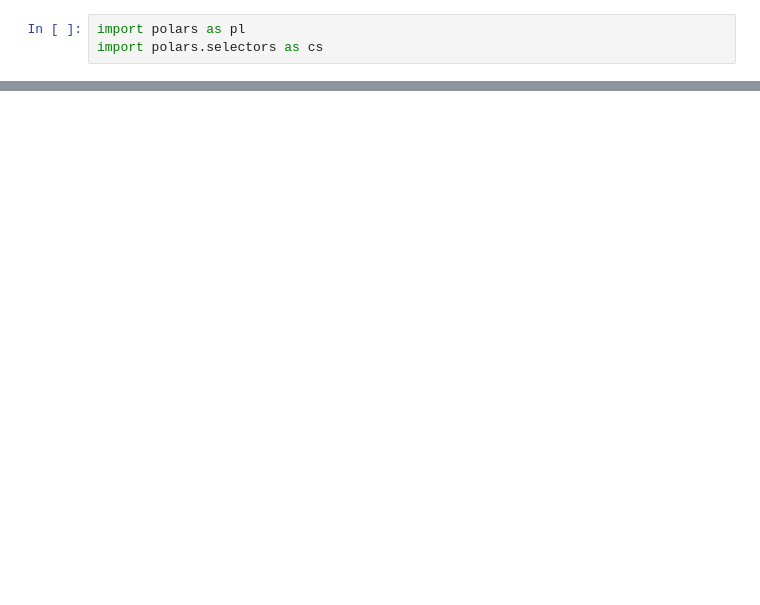
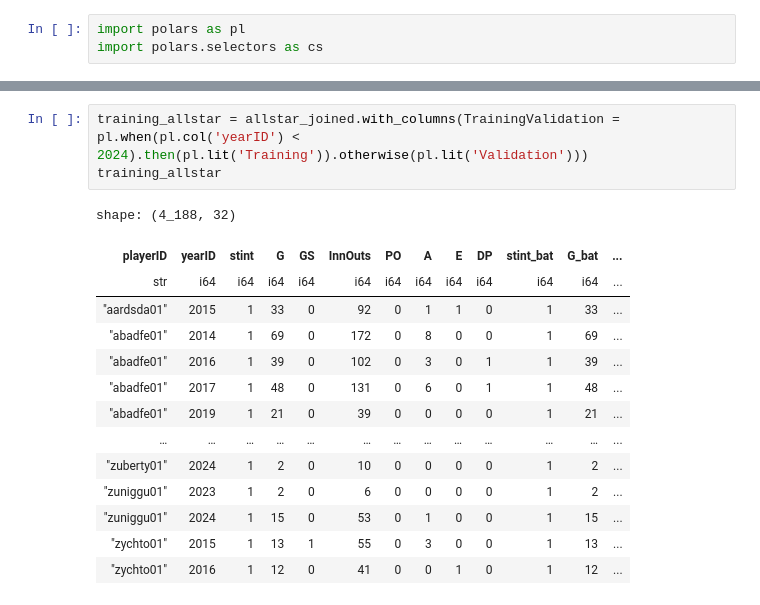
Before and after one commit to laurena1083/module-5-labs, a Jupyter notebook: lab5.1.ipynb, the cells around one changed output, grey strips where cells are left out. Cells and saved outputs as stored; diff of their text form; blank space fills up the shorter version.

```diff
--- a/lab5.1.ipynb
+++ b/lab5.1.ipynb
@@ -48,0 +107,18 @@ unique
+# %%
+training_allstar = allstar_joined.with_columns(TrainingValidation = pl.when(pl.col('yearID') < 2024).then(pl.lit('Training')).otherwise(pl.lit('Validation')))
+training_allstar
+# %% [output]
+shape: (4_188, 32)
+| playerID | yearID | stint | G | GS | InnOuts | PO | A | E | DP | stint_bat | G_bat | ... |
+| str | i64 | i64 | i64 | i64 | i64 | i64 | i64 | i64 | i64 | i64 | i64 | ... |
+| "aardsda01" | 2015 | 1 | 33 | 0 | 92 | 0 | 1 | 1 | 0 | 1 | 33 | ... |
+| "abadfe01" | 2014 | 1 | 69 | 0 | 172 | 0 | 8 | 0 | 0 | 1 | 69 | ... |
+| "abadfe01" | 2016 | 1 | 39 | 0 | 102 | 0 | 3 | 0 | 1 | 1 | 39 | ... |
+| "abadfe01" | 2017 | 1 | 48 | 0 | 131 | 0 | 6 | 0 | 1 | 1 | 48 | ... |
+| "abadfe01" | 2019 | 1 | 21 | 0 | 39 | 0 | 0 | 0 | 0 | 1 | 21 | ... |
+| … | … | … | … | … | … | … | … | … | … | … | … | ... |
+| "zuberty01" | 2024 | 1 | 2 | 0 | 10 | 0 | 0 | 0 | 0 | 1 | 2 | ... |
+| "zuniggu01" | 2023 | 1 | 2 | 0 | 6 | 0 | 0 | 0 | 0 | 1 | 2 | ... |
+| "zuniggu01" | 2024 | 1 | 15 | 0 | 53 | 0 | 1 | 0 | 0 | 1 | 15 | ... |
+| "zychto01" | 2015 | 1 | 13 | 1 | 55 | 0 | 3 | 0 | 0 | 1 | 13 | ... |
+| "zychto01" | 2016 | 1 | 12 | 0 | 41 | 0 | 0 | 1 | 0 | 1 | 12 | ... |
```
Also changed, not shown: parts of 19 cells of this notebook, 4 other files.
